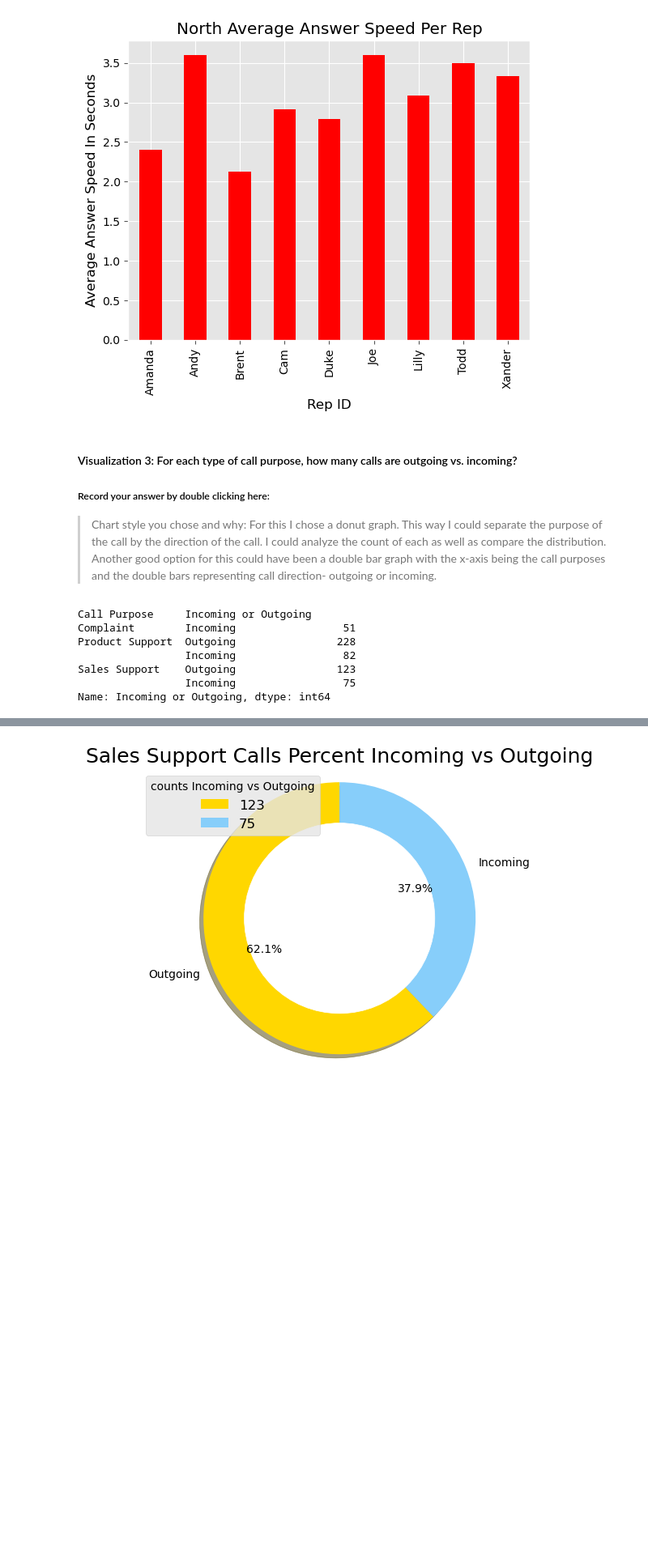
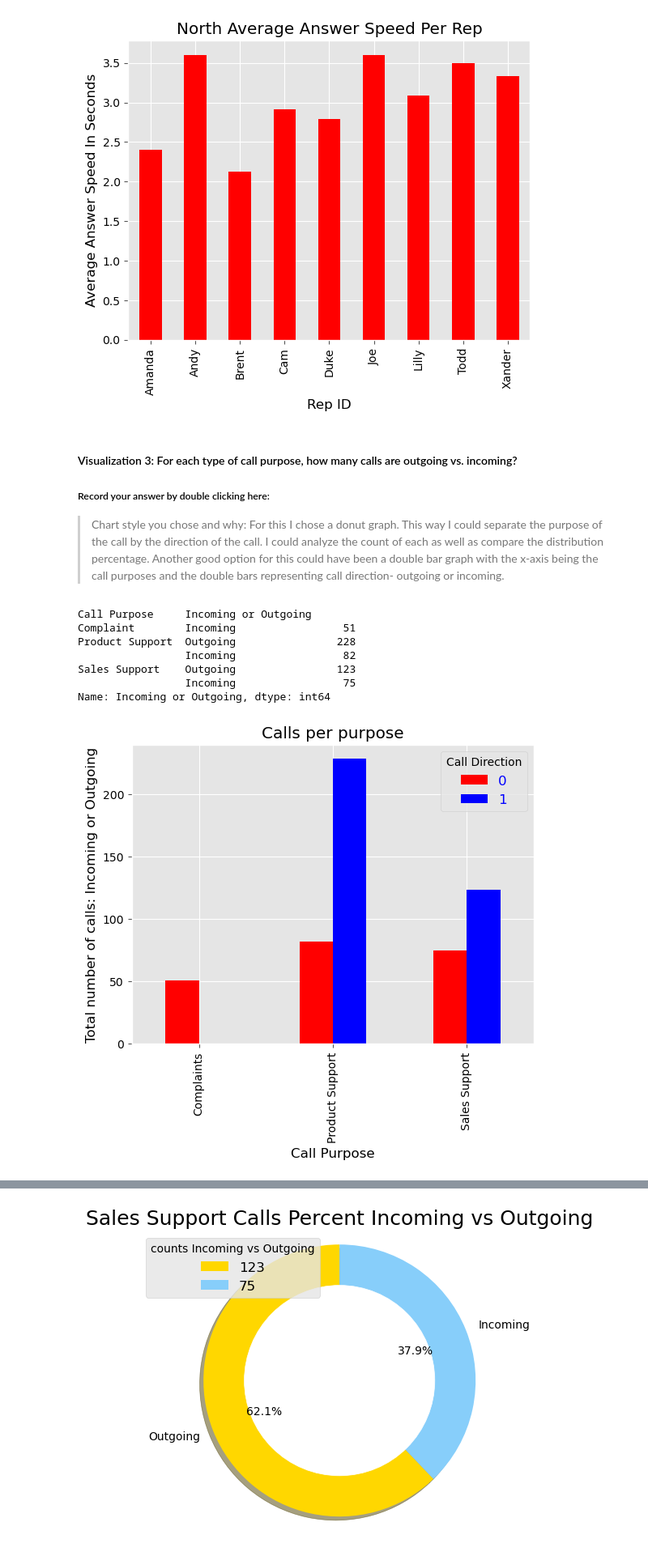
Before and after one commit to longse2/call-center-cleanup-assignment2, a Jupyter notebook: Call_Center_Cleanup.ipynb, the cells around one changed output, grey strips where cells are left out. Shown at 81% size. Saved outputs shown, nothing was run; the diff lists cells and outputs as text; code cells hidden in the pictures; blank space fills up the shorter version.

Commit message:
finished product

```diff
--- a/Call_Center_Cleanup.ipynb
+++ b/Call_Center_Cleanup.ipynb
@@ -733,7 +733,7 @@ plt.show()
 ##### Record your answer by double clicking here:
 
 > Chart style you chose and why:
-For this I chose a donut graph. This way I could separate the purpose of the call by the direction of the call. I could analyze the count of each as well as compare the distribution. Another good option for this could have been a double bar graph with the x-axis being the call purposes and the double bars representing call direction- outgoing or incoming.
+For this I chose a donut graph. This way I could separate the purpose of the call by the direction of the call. I could analyze the count of each as well as compare the distribution percentage. Another good option for this could have been a double bar graph with the x-axis being the call purposes and the double bars representing call direction- outgoing or incoming.
 # %%
 # Create visualization 3 here:
 # The three dictionaries, complaints, sales_support, and product_support, have the information you need
@@ -748,30 +748,7 @@ sales_support = purpose_counts["Sales Support"].to_dict()
 product_support = purpose_counts["Product Support"].to_dict()
 
 #Your Code Here:
-
-#in exercise
-# year_int10 = list(map(str, (1980, 1990, 2000, 2010, 2013)))
-# df_group = pd.DataFrame(df.loc[['India','China','Philippines','Pakistan'],year_int10].T)
-# df_group.plot.bar(edgecolor = 'white')
-
-
-# df_group = pd.DataFrame(df.loc[["complaints", "sales_support", "product_support"], "Incoming or Outgoing"].T)
-# df_group = pd.DataFrame(df.loc[["Complaint", "Product Support", "Sales Support"], purpose_group].T)
-# df_group = pd.DataFrame(complaints, sales_support, product_support, index = purpose_group["Incoming or Outgoing"]).T
-# df_group = pd.DataFrame(purpose_counts, index = call_purpose).T
-
-# df_group = pd.DataFrame({complaints,sales_support,purpose_counts}, index = call_purpose).T
-# df_group.plot.bar(edgecolor = 'white')
-
-# purpose_counts.plot(kind = 'bar', legend = True, color = 'r')
-# plt.title('Calls per purpose',color = 'black')
-# plt.xticks(color = 'black')
-# plt.yticks(color = 'black')
-# plt.xlabel('Rep ID',color = 'black')
-# plt.ylabel('Total number of calls',color = 'black')
-# plt.legend(title = 'Call Direction', loc = 'upper right', fontsize = 12, labelcolor = 'b')
-# plt.savefig('bar_vertical4.png')
-# plt.show()
+data= ({"Complaints": [51, 0], "Product Support": [82,228], "Sales Support": [75,123]})
 # %% [output]
 Call Purpose     Incoming or Outgoing
 Complaint        Incoming                 51
@@ -780,6 +757,22 @@ Product Support  Outgoing                228
 Sales Support    Outgoing                123
                  Incoming                 75
 Name: Incoming or Outgoing, dtype: int64
+# %%
+#attempt at double bar graph- walked thru in tutoring session
+
+plot4=pd.DataFrame(data).T
+plot4.plot(kind = 'bar', legend = True, color = ['r','b'])
+
+plt.title('Calls per purpose',color = 'black')
+plt.xticks(color = 'black')
+plt.yticks(color = 'black')
+plt.xlabel('Call Purpose',color = 'black')
+plt.ylabel('Total number of calls: Incoming or Outgoing',color = 'black')
+plt.legend(title = 'Call Direction', loc = 'upper right', fontsize = 12, labelcolor = 'b')
+plt.savefig('bar_vertical6.png')
+plt.show()
+# %% [output]
+[figure, added]
 # %%
 circle = plt.Circle( (0,0), 0.7, color='white')
 colors = ['gold', 'lightskyblue']
```
Also changed, not shown: parts of 1 cell of this notebook, 2 other files.
